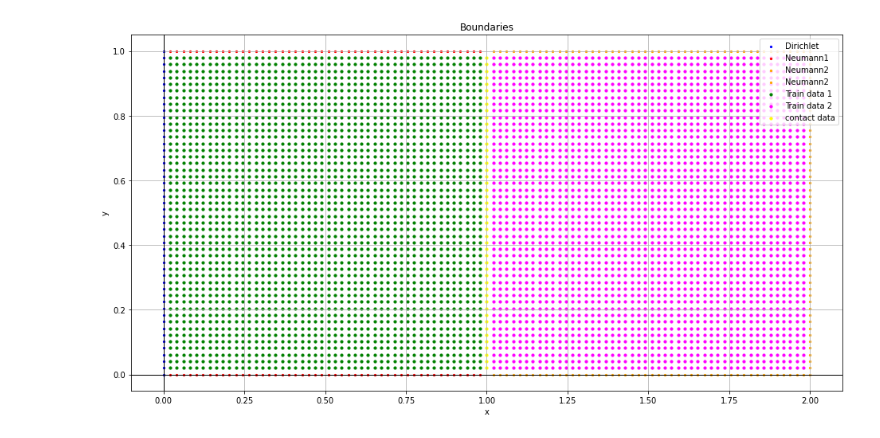
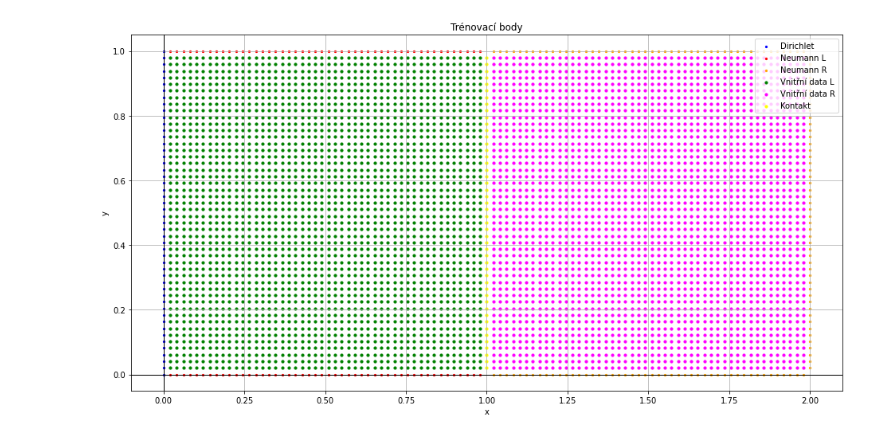
Before and after one commit to STE0493/DP-PINNs, a Jupyter notebook: PUBLISH_2d_uloha_pinn_dve_membrany.ipynb, the cells around one changed output. Cells and saved outputs as stored; diff of their text form; code cells hidden in the pictures.

```diff
--- a/PUBLISH_2d_uloha_pinn_dve_membrany.ipynb
+++ b/PUBLISH_2d_uloha_pinn_dve_membrany.ipynb
@@ -126,19 +122,18 @@ def force_function(y, side):
         f = amplitude - amplitude / (1 + torch.exp(-width * (y - center_y)))
         return f
 # %%
-# Krok 1.4: Funkce pro vykreslení trénovacích bodů
-def plot_boundaries(x_dirichlet_L, y_dirichlet_L, x_neumann_L, y_neumann_L, x_neumann_R, y_neumann_R, x_dirichlet_R, y_dirichlet_R, x_interior_L, y_interior_L, x_interior_R, y_interior_R, x_contact, y_contact):
+# Krok 1.3: Funkce pro vykreslení trénovacích bodů
+def plot_boundaries(x_dirichlet_L, y_dirichlet_L, x_neumann_L, y_neumann_L, x_neumann_R, y_neumann_R, x_interior_L, y_interior_L, x_interior_R, y_interior_R, x_contact, y_contact):
         plt.figure(figsize=(16, 16))
         plt.scatter(x_dirichlet_L.numpy(), y_dirichlet_L.numpy(), label="Dirichlet",s=5, color='blue')
-        plt.scatter(x_neumann_L.numpy(), y_neumann_L.numpy(), label="Neumann1",s=5, color='red')
-        plt.scatter(x_neumann_R.numpy(), y_neumann_R.numpy(), label="Neumann2",s=5, color='orange')
-        plt.scatter(x_dirichlet_R.numpy(), y_dirichlet_R.numpy(), label="Neumann2",s=5, color='orange')
-        plt.scatter(x_interior_L.numpy(), y_interior_L.numpy(), label="Train data 1",s=10, color='green')
-        plt.scatter(x_interior_R.numpy(), y_interior_R.numpy(), label="Train data 2",s=10, color='magenta')
-        plt.scatter(x_contact.numpy(), y_contact.numpy(), label="contact data", s=10, color='yellow')
+        plt.scatter(x_neumann_L.numpy(), y_neumann_L.numpy(), label="Neumann L",s=5, color='red')
+        plt.scatter(x_neumann_R.numpy(), y_neumann_R.numpy(), label="Neumann R",s=5, color='orange')
+        plt.scatter(x_interior_L.numpy(), y_interior_L.numpy(), label="Vnitřní data L",s=10, color='green')
+        plt.scatter(x_interior_R.numpy(), y_interior_R.numpy(), label="Vnitřní data R",s=10, color='magenta')
+        plt.scatter(x_contact.numpy(), y_contact.numpy(), label="Kontakt", s=10, color='yellow')
         plt.axhline(0, color='black',linewidth=1)
         plt.axvline(0, color='black',linewidth=1)
-        plt.title("Boundaries")
+        plt.title("Trénovací body")
         plt.xlabel("x")
         plt.ylabel("y")
         plt.legend()
@@ -147,15 +142,15 @@ def plot_boundaries(x_dirichlet_L, y_dirichlet_L, x_neumann_L, y_neumann_L, x_ne
         plt.show()
         return
 # %%
-# Krok 1.3: Funkce pro vygenerování trénovacích dat
+# Krok 1.4: Funkce pro vygenerování trénovacích dat
 def sample_points(num_points_boundary = 50):
     num_points_interior = (num_points_boundary-2)**2
 
     x = torch.linspace(0, 1, num_points_boundary)
     y = torch.linspace(0, 1, num_points_boundary)
-
     X, Y = torch.meshgrid(x[1:-1], y[1:-1])
 
+    # Levá membrána
     x_interior_L = X.reshape(-1,1)
     y_interior_L = Y.reshape(-1,1)
 
@@ -177,26 +172,28 @@ def sample_points(num_points_boundary = 50):
     x_neumann_L = torch.vstack((x_neumann_L_top, x_neumann_L_bottom))
     y_neumann_L = torch.vstack((y_neumann_L_top, y_neumann_L_bottom))
 
-    # Levá membrána
     pts_interior_L =  torch.hstack((x_interior_L, y_interior_L)).requires_grad_(True)
     pts_dirichlet_L = torch.hstack((x_dirichlet_L, y_dirichlet_L))
     pts_neumann_L = torch.hstack((x_neumann_L, y_neumann_L)).requires_grad_(True)
     pts_contact = torch.hstack((x_contact, y_contact)).requires_grad_(True)
 
-    # Normály pro levou membránu
+    # Normály pro levou a pravou membránu
     normals_L_top = torch.tensor([[0, 1]]).repeat(x_neumann_L_top.shape[0], 1)
     normals_L_right = torch.tensor([[1, 0]]).repeat(x_contact.shape[0], 1)
     normals_L_bottom = torch.tensor([[0, -1]]).repeat(x_neumann_L_bottom.shape[0], 1)
 
     normals_L_neumann = torch.vstack((normals_L_top, normals_L_bottom))
     normals_L_contact = normals_L_right
+    normals_R_neumann = torch.vstack((normals_L_top, normals_L_bottom, normals_L_right))
 
     # Pravá membrána
-    y_dirichlet_R = y_dirichlet_L
-    x_dirichlet_R = 2*torch.ones_like(y_dirichlet_R)
+    x_neumann_R_right = 2*torch.ones_like(y_dirichlet_L)[1:-1]
+    y_neumann_R_right = y_dirichlet_L[1:-1]
+    x_neumann_R = torch.vstack((x_neumann_L + 1, x_neumann_R_right))
+    y_neumann_R = torch.vstack((y_neumann_L, y_neumann_R_right))
+
     pts_interior_R =  torch.hstack((x_interior_L + 1, y_interior_L)).requires_grad_(True)
-    pts_dirichlet_R = torch.hstack((x_contact + 1, y_contact)).requires_grad_(True)
-    pts_neumann_R = torch.hstack((x_neumann_L + 1, y_neumann_L)).requires_grad_(True)
+    pts_neumann_R = torch.hstack((x_neumann_R, y_neumann_R)).requires_grad_(True) #top,bottom + right
 
     # Gradienty
     grad_mat_x = torch.zeros((num_points_interior, 2))
@@ -204,6 +201,10 @@ def sample_points(num_points_boundary = 50):
     grad_mat_x[:, 0] = 1
     grad_mat_y[:, 1] = 1
 
-    plot_boundaries(x_dirichlet_L, y_dirichlet_L, x_neumann_L, y_neumann_L, x_neumann_L+1,y_neumann_L, x_dirichlet_R, y_dirichlet_R, x_interior_L, y_interior_L, x_interior_L+1, y_interior_L, x_contact, y_contact)
-
-    return (pts_interior_L, pts_interior_R, pts_neumann_L, pts_neumann_R, pts_dirichlet_L, pts_dirichlet_R, pts_contact, grad_mat_x, grad_mat_y, normals_L_neumann, normals_L_contact)
+    plot_boundaries(x_dirichlet_L, y_dirichlet_L, x_neumann_L, y_neumann_L, x_neumann_R,y_neumann_R, x_interior_L, y_interior_L, x_interior_L+1, y_interior_L, x_contact, y_contact)
+    return (pts_interior_L, pts_interior_R, pts_neumann_L, pts_neumann_R, pts_dirichlet_L, pts_contact, grad_mat_x, grad_mat_y, normals_L_neumann, normals_L_contact, normals_R_neumann)
+# %%
+# Krok 2.1: Vygenerování trénovacích dat
+(pts_interior_L, pts_interior_R, pts_neumann_L, pts_neumann_R, pts_dirichlet_L, pts_contact, grad_mat_x, grad_mat_y, normals_L_neumann, normals_L_contact, normals_R_neumann) = sample_points(50)
+# %% [output]
+[figure, added]
@@ -379,5 +363,0 @@ def closure():
-# %%
-# Krok 3: Vygenerování trénovacích dat
-(pts_interior_L, pts_interior_R, pts_neumann_L, pts_neumann_R, pts_dirichlet_L, pts_dirichlet_R, pts_contact, grad_mat_x, grad_mat_y, normals_L_neumann, normals_L_contact) = sample_points(50)
-# %% [output]
-[figure, removed]
```
Also changed, not shown: parts of 13 cells of this notebook.
